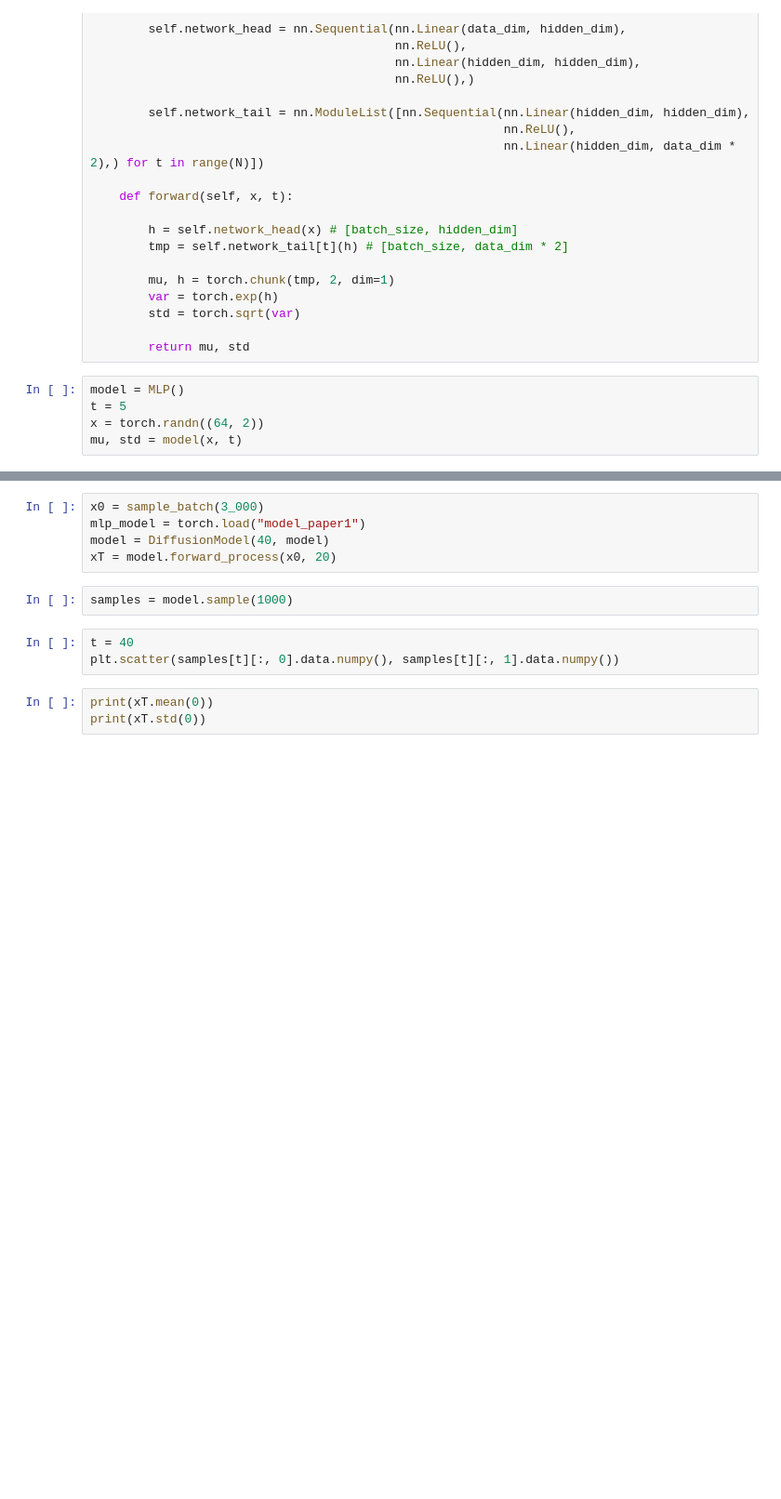
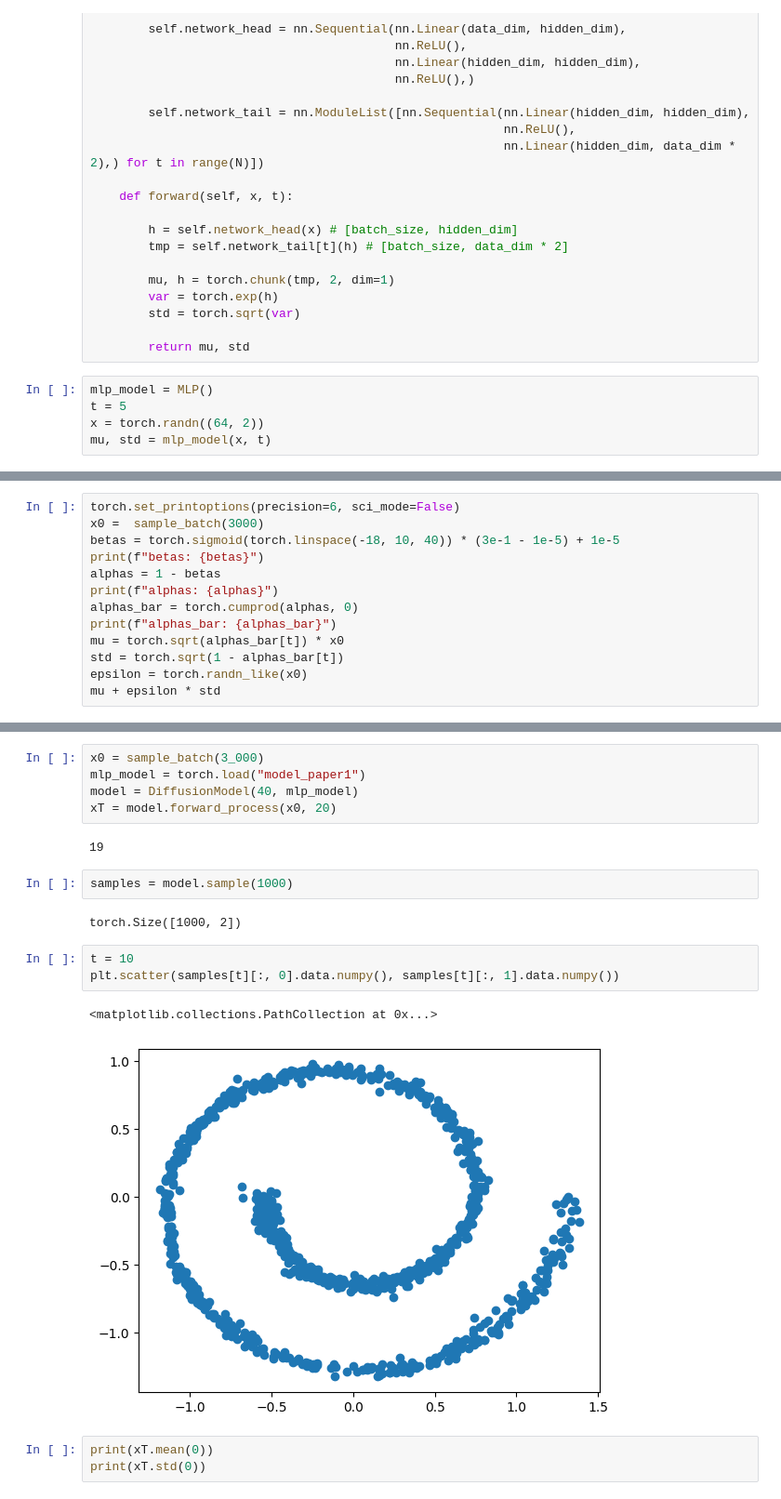
Before and after one commit to arturovallemacias/diffusion_models, a Jupyter notebook: reverse_me.ipynb, the cells around one changed output, grey strips where cells are left out. Shown: that part at 93% size. Cells and saved outputs as stored; diff of their text form; blank space fills up the shorter version.

```diff
--- a/reverse_me.ipynb
+++ b/reverse_me.ipynb
@@ -75,10 +75,10 @@ class MLP(nn.Module):
 
         return mu, std
 # %%
-model = MLP()
+mlp_model = MLP()
 t = 5
 x = torch.randn((64, 2))
-mu, std = model(x, t)
+mu, std = mlp_model(x, t)
 # %%
 print(mu.shape)
 print(std.shape)
@@ -84,0 +88,13 @@ print(std.shape)
+# %%
+torch.set_printoptions(precision=6, sci_mode=False)
+x0 =  sample_batch(3000)
+betas = torch.sigmoid(torch.linspace(-18, 10, 40)) * (3e-1 - 1e-5) + 1e-5
+print(f"betas: {betas}")
+alphas = 1 - betas
+print(f"alphas: {alphas}")
+alphas_bar = torch.cumprod(alphas, 0)
+print(f"alphas_bar: {alphas_bar}")
+mu = torch.sqrt(alphas_bar[t]) * x0
+std = torch.sqrt(1 - alphas_bar[t])
+epsilon = torch.randn_like(x0)
+mu + epsilon * std
@@ -149,13 +199,20 @@ FileNotFoundError: ignored
 # %%
 x0 = sample_batch(3_000)
 mlp_model = torch.load("model_paper1")
-model = DiffusionModel(40, model)
+model = DiffusionModel(40, mlp_model)
 xT = model.forward_process(x0, 20)
+# %% [output]
+19
 # %%
 samples = model.sample(1000)
+# %% [output]
+torch.Size([1000, 2])
 # %%
-t = 40
+t = 10
 plt.scatter(samples[t][:, 0].data.numpy(), samples[t][:, 1].data.numpy())
+# %% [output]
+<matplotlib.collections.PathCollection at 0x...>
+[figure, added]
 # %%
 print(xT.mean(0))
 print(xT.std(0))
```
Also changed, not shown: parts of 8 cells of this notebook.
